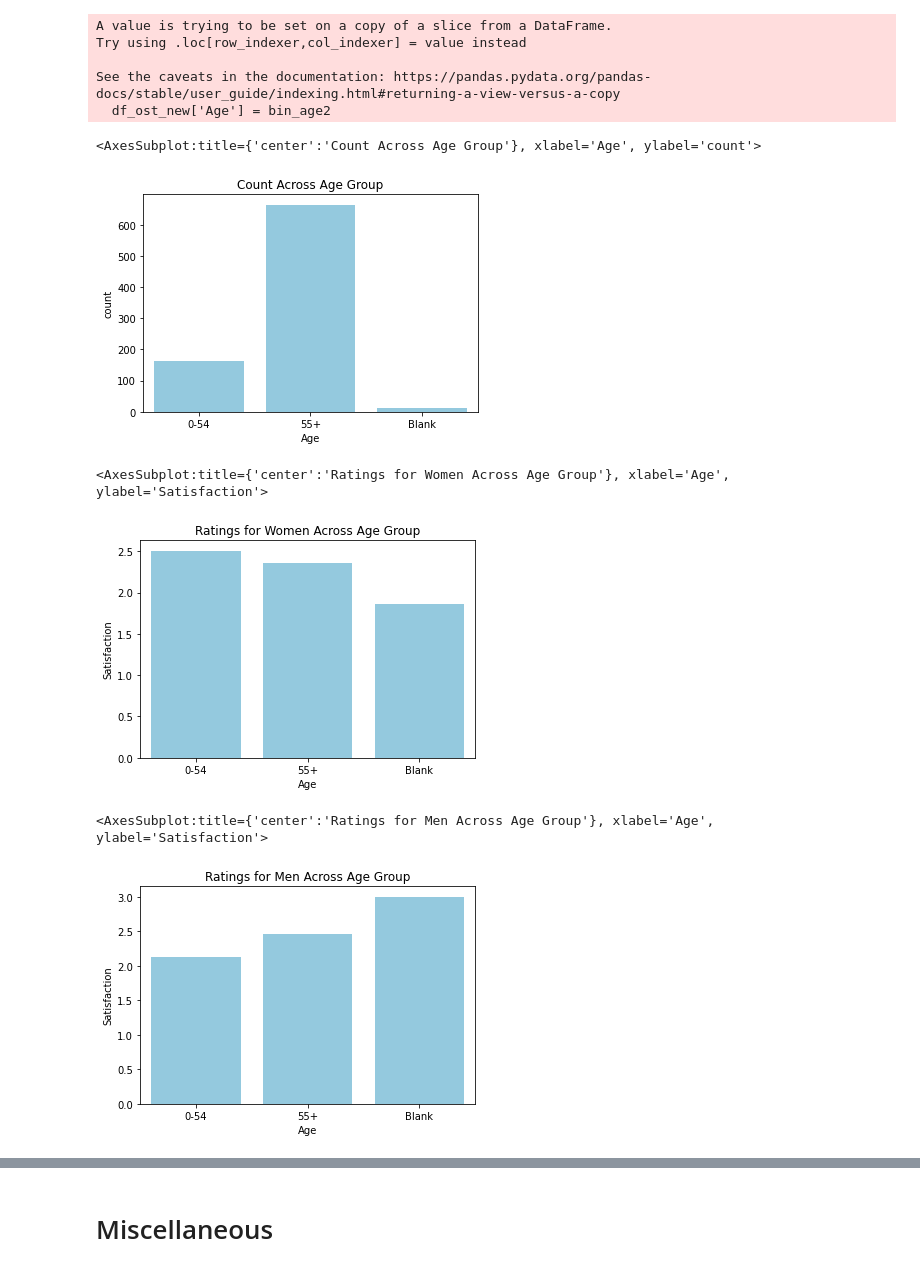
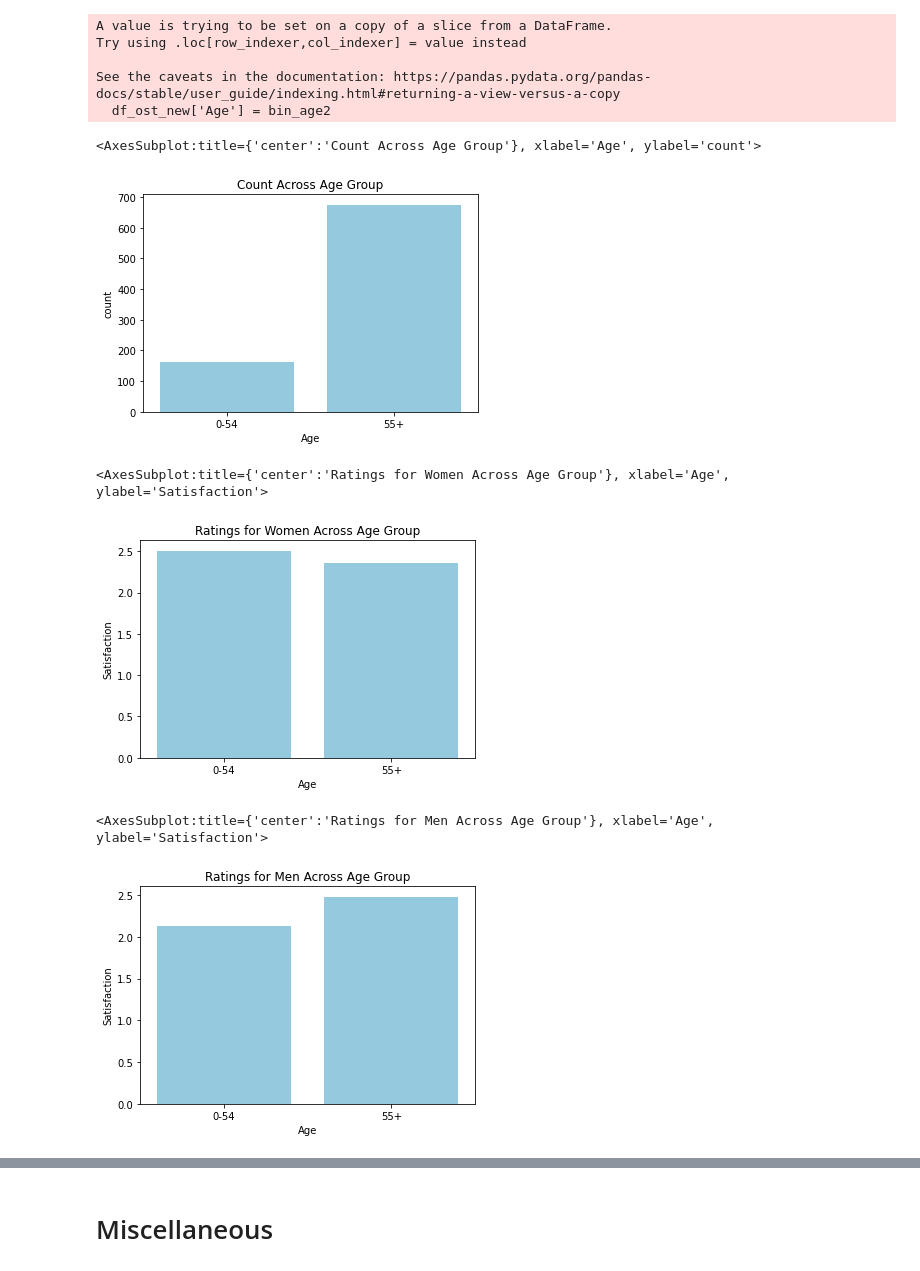
Before and after one commit to woonsupkim/DrugReview, a Jupyter notebook: EDA.ipynb, the cells around one changed output, grey strips where cells are left out. Saved outputs shown, nothing was run; the diff lists cells and outputs as text; code cells hidden in the pictures.

```diff
--- a/EDA.ipynb
+++ b/EDA.ipynb
@@ -279,7 +278,7 @@ for age in df_ost['Age']:
     elif age == '65+':
         bin_age2.append('55+')
     else:
-        bin_age2.append('Blank')
+        bin_age2.append('55+')
 
 df_ost_new = df_ost
 df_ost_new['Age'] = bin_age2
@@ -291,24 +290,24 @@ See the caveats in the documentation: https://pandas.pydata.org/pandas-docs/stab
   df_ost_new['Age'] = bin_age2
 # %%
 plt.title('Count Across Age Group')
-sns.countplot(x = 'Age', data = df_ost_new, color = 'skyblue', order=["0-54", "55+", "Blank"])
+sns.countplot(x = 'Age', data = df_ost_new, color = 'skyblue', order=["0-54", "55+"])
 # %% [output]
 <AxesSubplot:title={'center':'Count Across Age Group'}, xlabel='Age', ylabel='count'>
-[figure, old version]
+[figure, new version]
 # %%
 df_ost_female_new = df_ost_new[df_ost_new['Sex'] == 'Female']
 plt.title('Ratings for Women Across Age Group')
 sns.barplot(x='Age', y = 'Satisfaction', data = df_ost_female_new.groupby("Age")["Satisfaction"].mean().reset_index(), color = 'skyblue')
 # %% [output]
 <AxesSubplot:title={'center':'Ratings for Women Across Age Group'}, xlabel='Age', ylabel='Satisfaction'>
-[figure, old version]
+[figure, new version]
 # %%
 df_ost_male_new = df_ost_new[df_ost_new['Sex'] == 'Male']
 plt.title('Ratings for Men Across Age Group')
 sns.barplot(x='Age', y = 'Satisfaction', data = df_ost_male_new.groupby("Age")["Satisfaction"].mean().reset_index(), color = 'skyblue')
 # %% [output]
 <AxesSubplot:title={'center':'Ratings for Men Across Age Group'}, xlabel='Age', ylabel='Satisfaction'>
-[figure, old version]
+[figure, new version]
 # %%
 fig, ax = plt.subplots()
 fig.set_size_inches(10,6)
```
Also changed, not shown: parts of 8 cells of this notebook.
